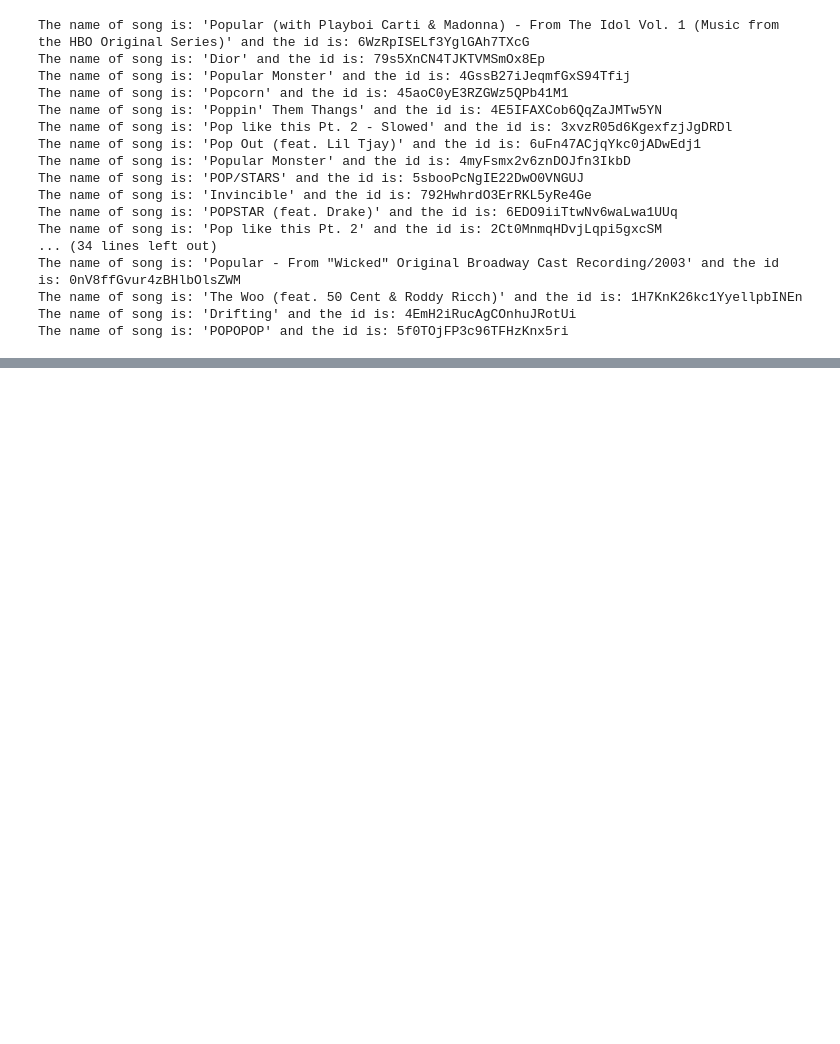
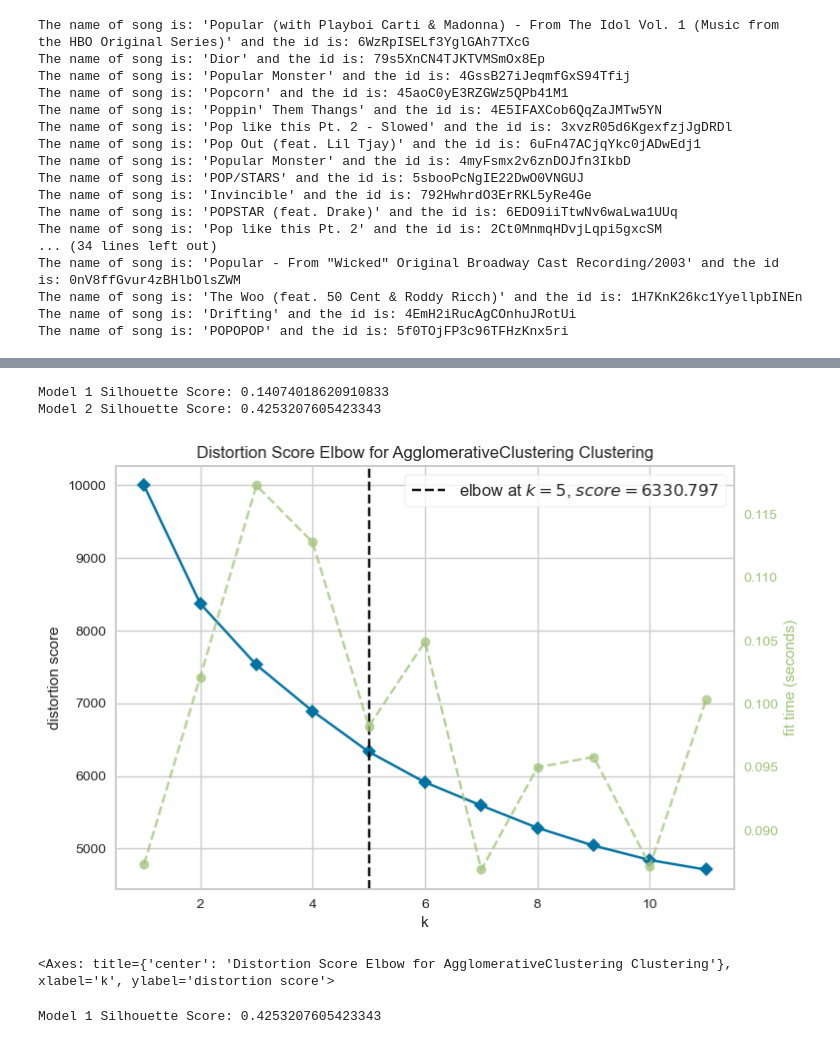
Before and after one commit to BonGoan/Gnod_Project, a Jupyter notebook: 02_notebooks/Project_week10.ipynb, the cells around one changed output, grey strips where cells are left out. Saved outputs shown, nothing was run; the diff lists cells and outputs as text; code cells hidden in the pictures; blank space fills up the shorter version.

```diff
--- a/02_notebooks/Project_week10.ipynb
+++ b/02_notebooks/Project_week10.ipynb
@@ -214,0 +213,35 @@ playlist = sp.user_playlist_tracks("spotify", "4ebKOuGNfJ5g8RdtbEBHxe",market="G
+# %%
+from sklearn.metrics import silhouette_score
+
+kmeans = cluster.KMeans(n_clusters=5, random_state=0)
+kmeans.fit(X)
+y1_pred = kmeans.predict(X)
+
+
+single = cluster.AgglomerativeClustering(n_clusters=5, linkage='single')
+y2_pred = single.fit_predict(X)
+
+
+print("Model 1 Silhouette Score: {}".format(silhouette_score(X, y1_pred)))
+print("Model 2 Silhouette Score: {}".format(silhouette_score(X, y2_pred)))
+# %% [output]
+Model 1 Silhouette Score: 0.14074018620910833
+Model 2 Silhouette Score: 0.4253207605423343
+# %%
+from yellowbrick.cluster import KElbowVisualizer
+
+model = cluster.AgglomerativeClustering()
+visualizer = KElbowVisualizer(model, k=(1,12))# to get the best number of clusters
+visualizer.fit(X)
+visualizer.poof()
+# %% [output]
+[figure, added]
+<Axes: title={'center': 'Distortion Score Elbow for AgglomerativeClustering Clustering'}, xlabel='k', ylabel='distortion score'>
+# %%
+single = cluster.AgglomerativeClustering(n_clusters=5, linkage='single')
+y2_pred = single.fit_predict(X)
+
+
+print("Model 1 Silhouette Score: {}".format(silhouette_score(X, y2_pred)))
+# %% [output]
+Model 1 Silhouette Score: 0.4253207605423343
```
Also changed, not shown: parts of 56 cells of this notebook, 4 other files.
